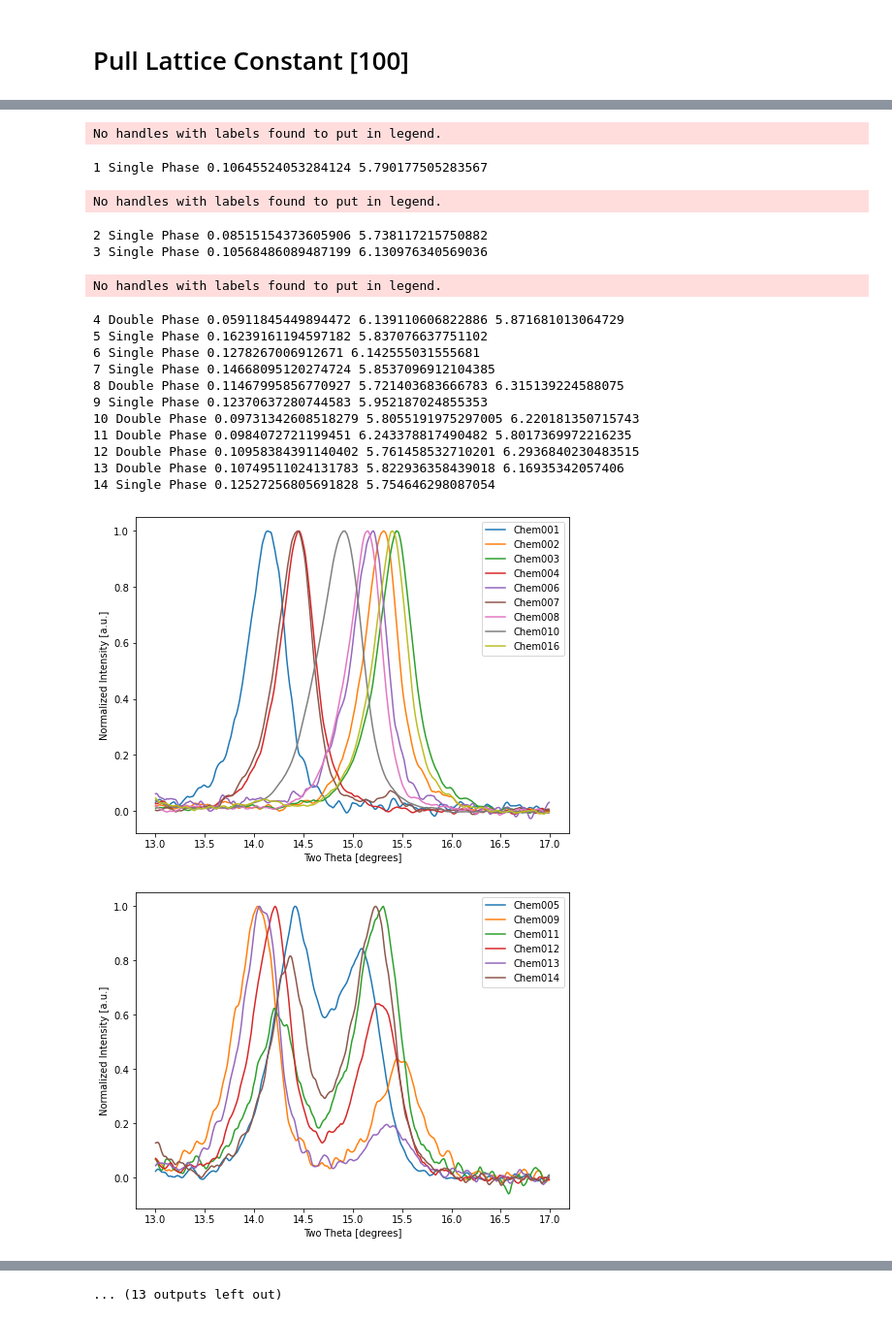
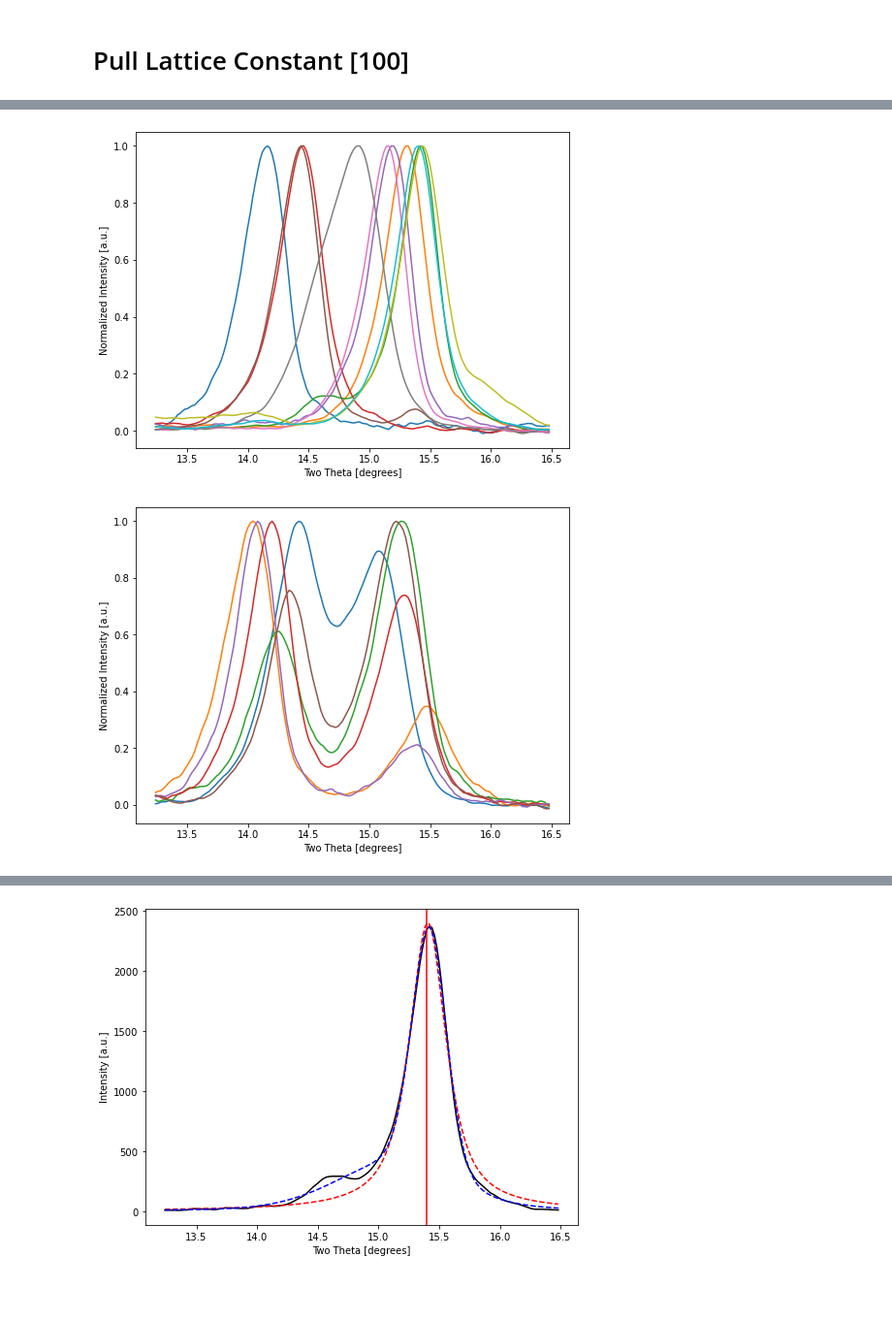
Before and after one commit to belisleb/perovskite-solar, a Jupyter notebook: XRD analysis.ipynb, the cells around one changed output, grey strips where cells are left out. Shown at 97% size. Drawn from its saved outputs; the diff is of its cells as text; code cells hidden in the pictures; blank space fills up the shorter version.

```diff
--- a/XRD analysis.ipynb
+++ b/XRD analysis.ipynb
@@ -248,7 +248,7 @@ print(all_files)
 # %%
 # Import Chemistry Information
 
-chems = pd.read_csv('XRD_data/ML_compositions.csv',skipfooter=5)
+chems = pd.read_csv('XRD_data/ML_import.csv',skipfooter=5)
 print(chems)
 # %% [output]
     Chemistry    Cl     I    Br  Predicted Lattice      [100]      [110]  \
@@ -330,0 +334,18 @@ for i in range(0,len(test)):
+# %%
+#  Center vs. Full
+fig2, ax2 = plt.subplots(figsize=(8,6))
+limit1 = 27
+limit2 = 32
+j = 2
+path = r'XRD_data/center'
+all_files = sorted(glob.glob(path+"/*.plt"))
+sample_center = xrd_focus1(all_files[j],limit1,limit2)
+
+path = r'XRD_data'
+all_files = sorted(glob.glob(path+"/*.plt"))
+sample_full = xrd_focus1(all_files[j],limit1,limit2)
+
+ax2.plot(sample_center["2Theta"],sample_center["Intensity"]/np.max(sample_center["Intensity"]),'b-')
+ax2.plot(sample_full["2Theta"],sample_full["Intensity"]/np.max(sample_full["Intensity"]),'r-')
+ax2.axvline(28.34601012, color = "black",linestyle = 'dashed')
+ax2.axvline(31.44682976, color = "grey",linestyle = 'dashed')
@@ -334,7 +358,7 @@ for i in range(0,len(test)):
 fig2, ax2 = plt.subplots(figsize=(8,6))
 shift = 100
 
-i = 15
+i = 6
 sample0 = xrd_focus1(all_files[i],limit1,limit2)
 print(chems.iloc[i])
 
@@ -371,8 +392,8 @@ Text(0, 0.5, 'Intensity [a.u.]')
 fig1, ax1 = plt.subplots(figsize=(3,9))
 
 shift = .75
-limit1 = 13
-limit2 = 16
+limit1 = 26
+limit2 = 32
 
 for i in range(0,len(all_files)):
     current = xrd_focus_q(all_files[i],limit1,limit2)
@@ -390,13 +411,15 @@ fig3, ax3 = plt.subplots(figsize=(8,6))
 fig4, ax4 = plt.subplots(figsize=(8,6))
 lattice1 = []
 lattice2 = []
+fwhm = []
+delta = []
 
 for i in range(0,len(all_files)):
 
 
     #   Set limits in two theta
-    limit1 = 13
-    limit2 = 17
+    limit1 = 13.25
+    limit2 = 16.5
 
 
     sample = xrd_focus1(all_files[i],limit1,limit2)
@@ -411,6 +434,9 @@ for i in range(0,len(all_files)):
     lower_limit = [0, 0, limit1, 0]
     popt, pcov = curve_fit(pvoigt, chem_np[:,0],chem_np[:,1],p0=p0, bounds=(lower_limit, upper_limit), maxfev=6000)
     #print(popt)
+    peak = chem_np[find_nearest(chem_np[:,1],np.max(chem_np[:,1])),0]
+    delta.append(np.abs(peak-chems.iloc[i]['[100]']))
+    fwhm.append(popt[-1])
 
     #   Fit to a double pseudovoight
     chem_np = np.array(sample)
@@ -425,14 +451,14 @@ for i in range(0,len(all_files)):
     if np.abs(popt2[2]-popt2[5])<0.5:
         residual = np.sum(np.abs(sample["Intensity"]-pvoigt(sample["2Theta"],*popt)))/np.sum(np.abs(sample["Intensity"]))
         print(i, 'Single Phase', residual, cubic_lattice(popt[2],[1,0,0]))
-        ax3.plot(sample["2Theta"],sample["Intensity"]/np.max(sample["Intensity"]),label = 'Chem' + all_files[i].split('_')[-1].split('.')[0])
+        ax3.plot(sample["2Theta"],sample["Intensity"]/np.max(sample["Intensity"]))
         lattice1.append(cubic_lattice(popt[2],[1,0,0]))
         lattice2.append(0)
 
     else:
         residual = np.sum(np.abs(sample["Intensity"]-double_pvoigt(sample["2Theta"],*popt2)))/np.sum(np.abs(sample["Intensity"]))
         print(i, 'Double Phase',residual, cubic_lattice(popt2[2],[1,0,0]),cubic_lattice(popt2[5],[1,0,0]))
-        ax4.plot(sample["2Theta"],sample["Intensity"]/np.max(sample["Intensity"]),label = 'Chem' + all_files[i].split('_')[-1].split('.')[0])
+        ax4.plot(sample["2Theta"],sample["Intensity"]/np.max(sample["Intensity"]))
         lattice1.append(cubic_lattice(popt2[2],[1,0,0]))
         lattice2.append(cubic_lattice(popt2[5],[1,0,0]))
 
@@ -445,13 +471,11 @@ for i in range(0,len(all_files)):
     ax2.set_xlabel('Two Theta [degrees]')
     ax2.set_ylabel('Intensity [a.u.]')
 
-    ax3.legend()
     ax3.set_xlabel('Two Theta [degrees]')
     ax3.set_ylabel('Normalized Intensity [a.u.]')
-    fig3.savefig("XRD_Data/single.png")
+    #fig3.savefig("XRD_Data/single.png")
 
-    ax4.legend()
     ax4.set_xlabel('Two Theta [degrees]')
     ax4.set_ylabel('Normalized Intensity [a.u.]')
-    fig4.savefig("XRD_Data/double.png")
+    #fig4.savefig("XRD_Data/double.png")
 # %% [output]
@@ -460,19 +498,2 @@ No handles with labels found to put in legend.
-No handles with labels found to put in legend.
-1 Single Phase 0.10645524053284124 5.790177505283567
-No handles with labels found to put in legend.
-2 Single Phase 0.08515154373605906 5.738117215750882
-3 Single Phase 0.10568486089487199 6.130976340569036
-No handles with labels found to put in legend.
-4 Double Phase 0.05911845449894472 6.139110606822886 5.871681013064729
-5 Single Phase 0.16239161194597182 5.837076637751102
-6 Single Phase 0.1278267006912671 6.142555031555681
-7 Single Phase 0.14668095120274724 5.8537096912104385
-8 Double Phase 0.11467995856770927 5.721403683666783 6.315139224588075
-9 Single Phase 0.12370637280744583 5.952187024855353
-10 Double Phase 0.09731342608518279 5.8055191975297005 6.220181350715743
-11 Double Phase 0.0984072721199451 6.243378817490482 5.8017369972216235
-12 Double Phase 0.10958384391140402 5.761458532710201 6.2936840230483515
-13 Double Phase 0.10749511024131783 5.822936358439018 6.16935342057406
-14 Single Phase 0.12527256805691828 5.754646298087054
-[figure, old version]
+[figure, new version]
-[figure, old version]
+[figure, new version]
@@ -481 +502 @@ No handles with labels found to put in legend.
-... (13 outputs left out)
+[figure, added]
```
Also changed, not shown: parts of 13 cells of this notebook, 35 other files.
